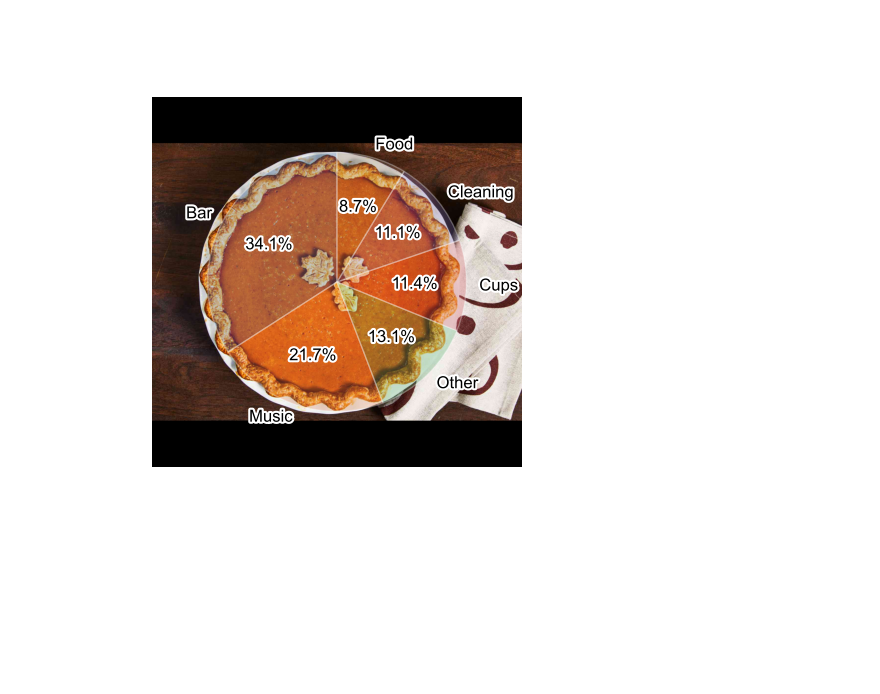
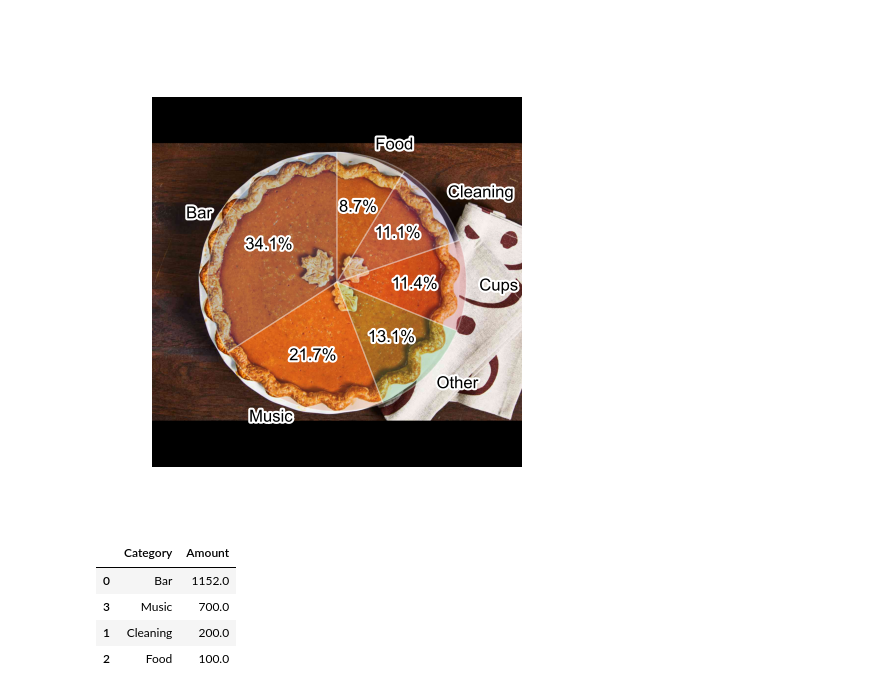
Before and after one commit to johbry17/Harvest-Party, a Jupyter notebook: 2025/2025_experiments.ipynb, the cells around one changed output. Cells and saved outputs as stored; diff of their text form; code cells hidden in the pictures; blank space fills up the shorter version.

```diff
--- a/2025/2025_experiments.ipynb
+++ b/2025/2025_experiments.ipynb
@@ -906,6 +912,18 @@ ax.set_title("2023 Expenses by Category", color="white", fontsize=16)
 plt.show()
 # %% [output]
 [figure]
+# %%
+
+exp_2024 = exp_df[exp_df["Year"] == 2024]
+exp_2024_sum = exp_2024.groupby("Category")["Amount"].sum().reset_index()
+exp_2024_sum = exp_2024_sum.sort_values("Amount", ascending=False)
+exp_2024_sum
+# %% [output]
+|  | Category | Amount |
+| 0 | Bar | 1152.0 |
+| 3 | Music | 700.0 |
+| 1 | Cleaning | 200.0 |
+| 2 | Food | 100.0 |
 # %%
 # plot pie chart of expenses by category for 2024 on image of pumpkin pie
 from PIL import Image
```
Also changed, not shown: parts of 12 cells of this notebook, 7 other files.
